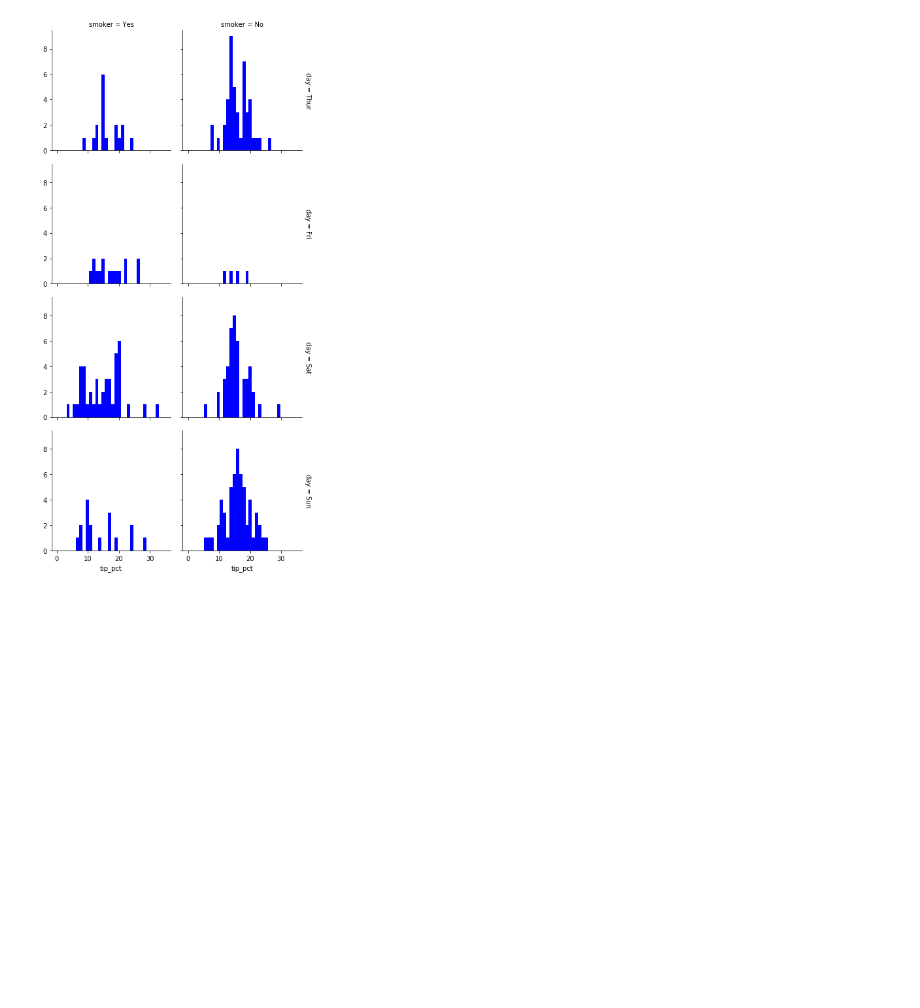
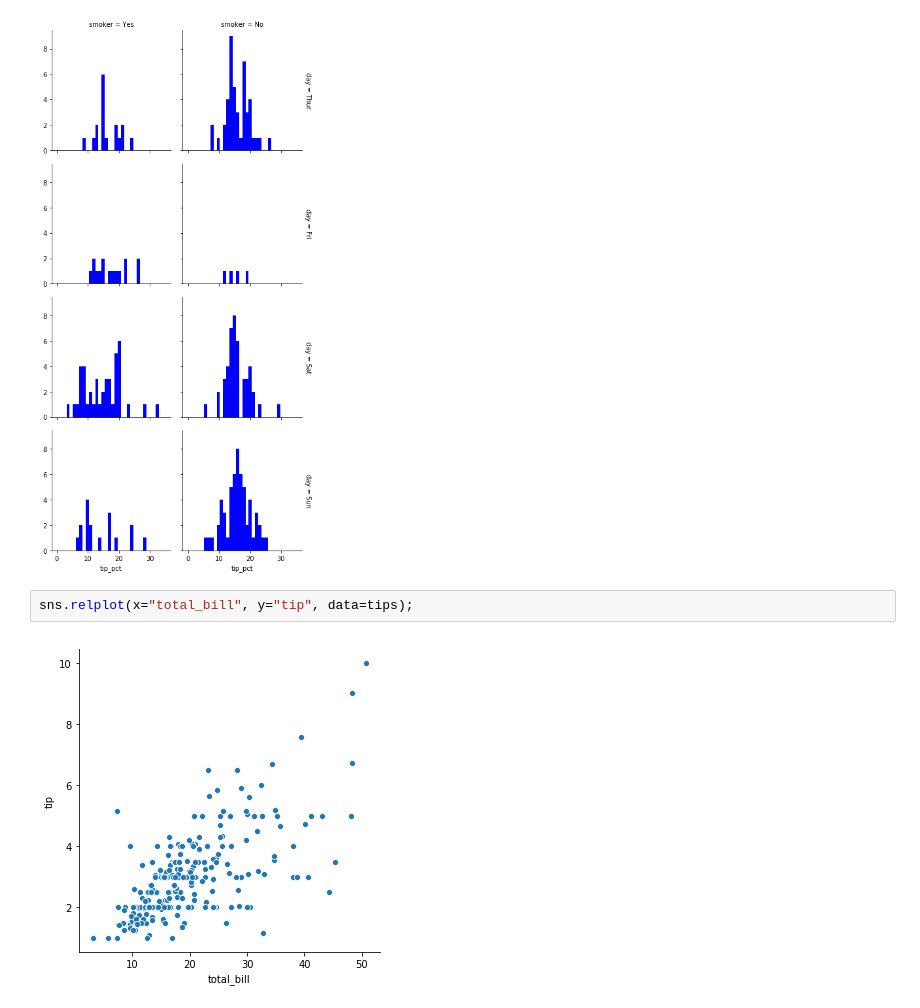
Before and after one commit to bexiturley/Fundamentals-of-Data-Analysis-Assessment-2019, a Jupyter notebook: Tips.ipynb, the cells around one changed output. Saved outputs shown, nothing was run; the diff lists cells and outputs as text; blank space fills up the shorter version.

Commit message:
Trying out more graphs to get a feel of the info

```diff
--- a/Tips.ipynb
+++ b/Tips.ipynb
@@ -105,3 +105,7 @@ grid = sns.FacetGrid(tips, row="day", col="smoker", margin_titles=True)
 grid.map(plt.hist, "tip_pct", bins=np.linspace(0, 35, 35), color="b" );
 # %% [output]
 [figure]
+# %%
+sns.relplot(x="total_bill", y="tip", data=tips);
+# %% [output]
+[figure, added]
```
Also changed, not shown: parts of 5 cells of this notebook.
